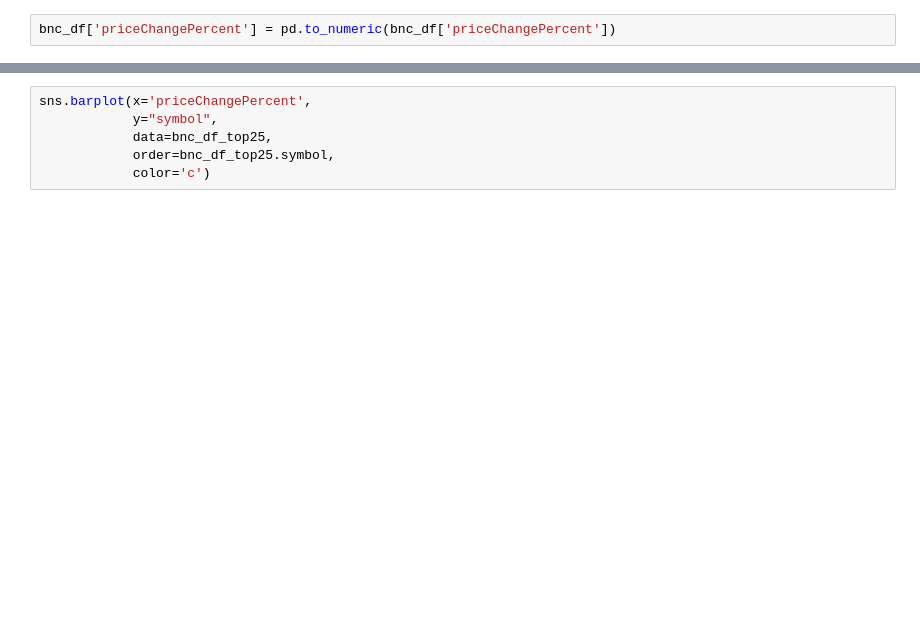
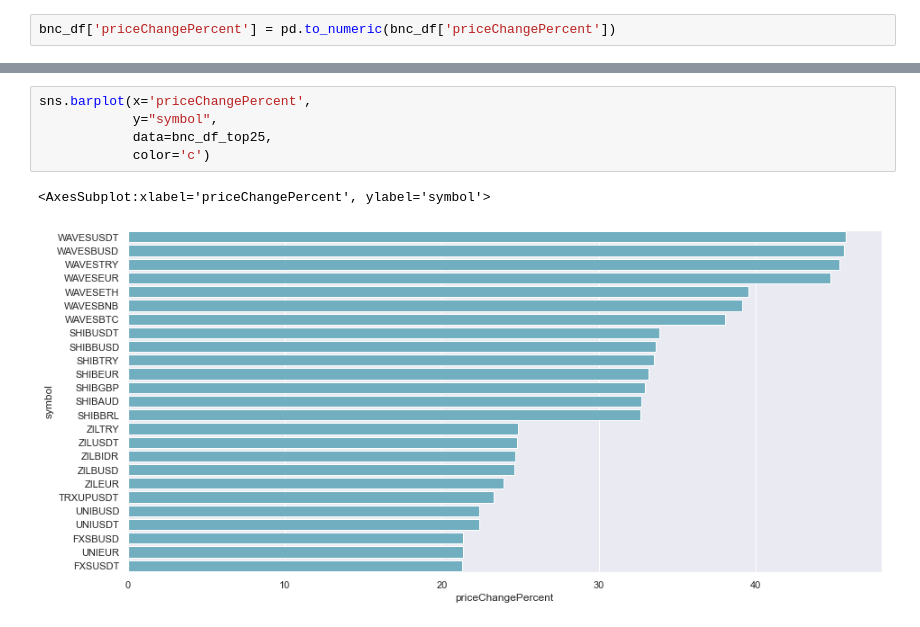
Before and after one commit to boolean-data-analytics/3.13.31-APIs-and-JSON, a Jupyter notebook: 3.13.31 APIs and JSON.ipynb, the cells around one changed output, grey strips where cells are left out. Saved outputs shown, nothing was run; the diff lists cells and outputs as text; blank space fills up the shorter version.

```diff
--- a/3.13.31 APIs and JSON.ipynb
+++ b/3.13.31 APIs and JSON.ipynb
@@ -167,6 +312,8 @@ bnc_df_top25.head()
 # %%
 sns.barplot(x='priceChangePercent',
             y="symbol",
             data=bnc_df_top25,
-            order=bnc_df_top25.symbol,
             color='c')
+# %% [output]
+<AxesSubplot:xlabel='priceChangePercent', ylabel='symbol'>
+[figure, added]
```
Also changed, not shown: parts of 18 cells of this notebook, 1 other file.
